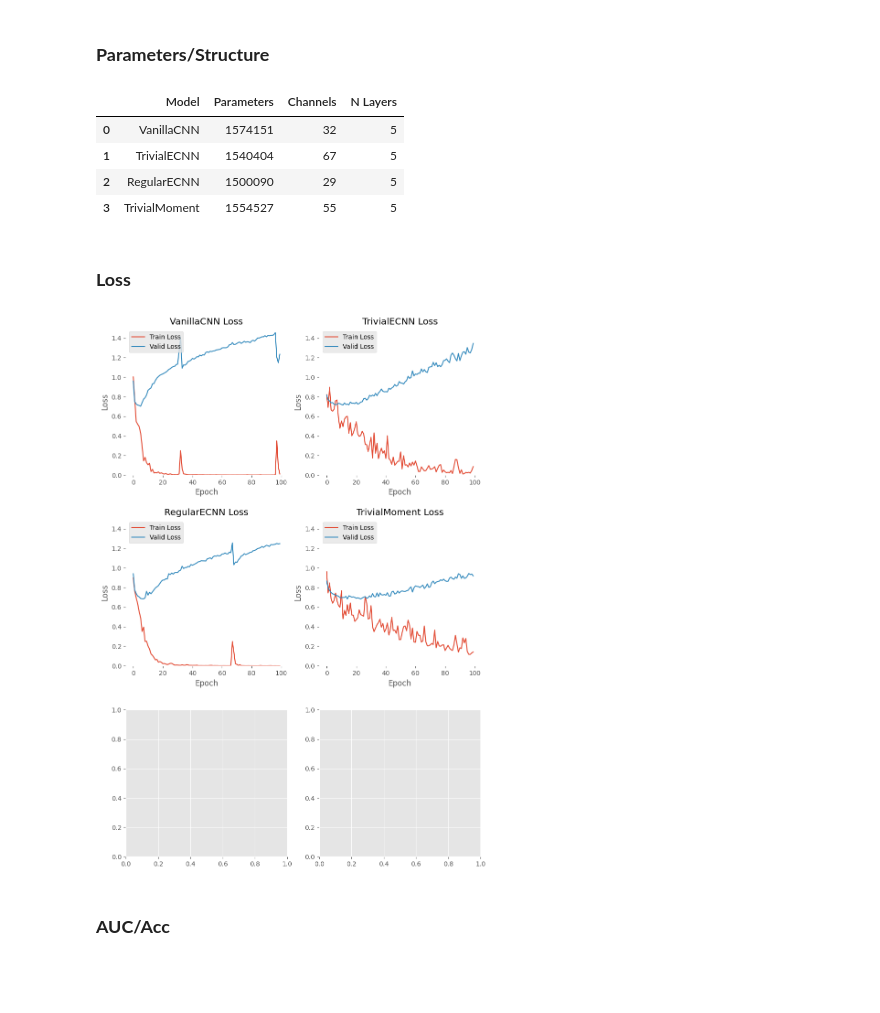
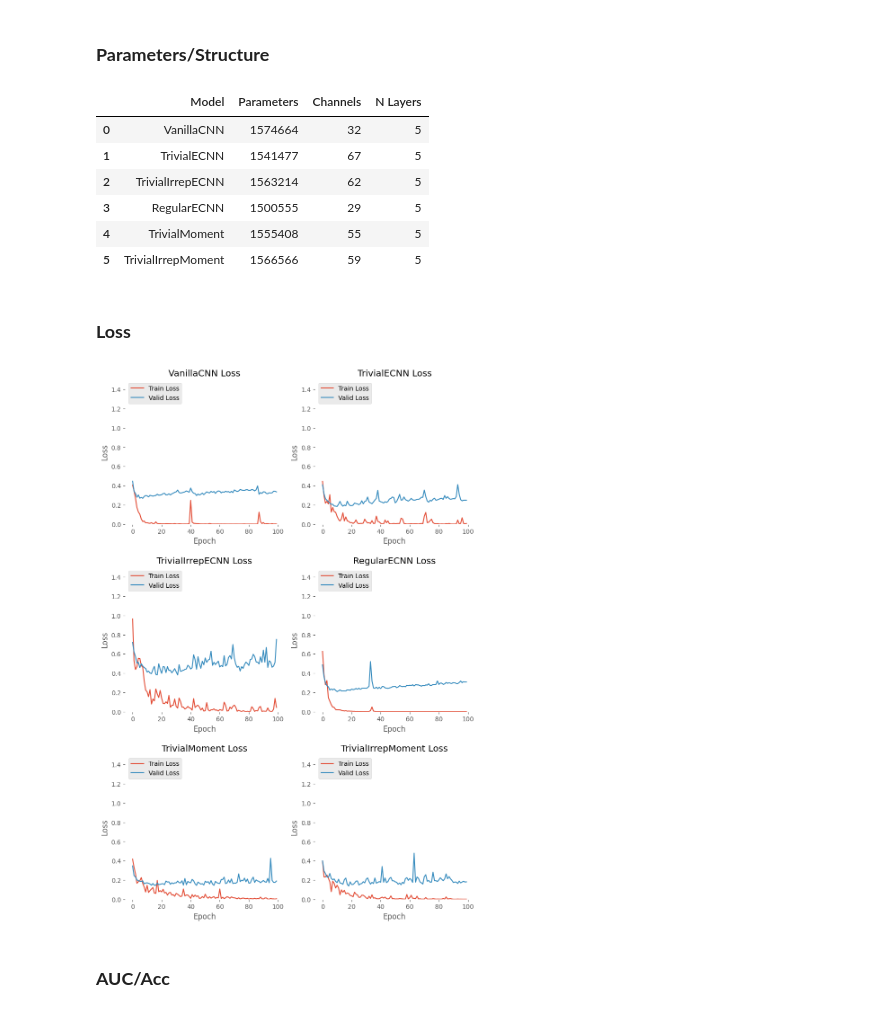
Before and after one commit to twardlab/rotnet, a Jupyter notebook: benchmark/benchmark.ipynb, the cells around one changed output. Saved outputs shown, nothing was run; the diff lists cells and outputs as text; code cells hidden in the pictures; blank space fills up the shorter version.

```diff
--- a/benchmark/benchmark.ipynb
+++ b/benchmark/benchmark.ipynb
@@ -83,10 +88,10 @@ test_loader = data.DataLoader(dataset = test_dataset, batch_size = BATCH_SIZE, s
 # %%
 device = 'cuda' if torch.cuda.is_available() else 'cpu'
 models = {
-    'VanillaCNN' : {'model' : VanillaCNN(img_channels = 3, n0 = 32, n_classes = n_classes, kernel_size = 3, padding = 1, num_layers = num_layers).to(device)},
-    'TrivialECNN' : {'model' : TrivialECNN(img_channels = 3, n0 = 67, n_classes = n_classes, kernel_size = 3, padding = 1, num_layers = num_layers).to(device)},
-    #'TrivialIrrepECNN' : {'model' : TrivialIrrepECNN(img_channels = 3, n0 = 62, n_classes = n_classes, kernel_size = 3, padding = 1, num_layers = num_layers).to(device)},
-    'RegularECNN' : {'model' : RegularECNN(img_channels = 3, n0 = 29, n_classes = n_classes, kernel_size = 3, padding = 1, num_layers = num_layers).to(device)},
-    'TrivialMoment' : {'model' : TrivialMoment(img_channels = 3, n0 = 55, n_classes = n_classes, kernel_size = 3, padding = 1, num_layers = num_layers).to(device)},
-    #'TrivialIrrepMoment' : {'model' : TrivialIrrepMoment(img_channels = 3, n0 = 59, n_classes = n_classes, kernel_size = 3, padding = 1, num_layers = num_layers).to(device)},
+    'VanillaCNN' : {'model' : VanillaCNN(img_channels = n_channels, n0 = 32, n_classes = n_classes, kernel_size = 3, padding = 1, num_layers = num_layers)},
+    'TrivialECNN' : {'model' : TrivialECNN(img_channels = n_channels, n0 = 67, n_classes = n_classes, kernel_size = 3, padding = 1, num_layers = num_layers)},
+    'TrivialIrrepECNN' : {'model' : TrivialIrrepECNN(img_channels = n_channels, n0 = 62, n_classes = n_classes, kernel_size = 3, padding = 1, num_layers = num_layers)},
+    'RegularECNN' : {'model' : RegularECNN(img_channels = n_channels, n0 = 29, n_classes = n_classes, kernel_size = 3, padding = 1, num_layers = num_layers)},
+    'TrivialMoment' : {'model' : TrivialMoment(img_channels = n_channels, n0 = 55, n_classes = n_classes, kernel_size = 3, padding = 1, num_layers = num_layers)},
+    'TrivialIrrepMoment' : {'model' : TrivialIrrepMoment(img_channels = n_channels, n0 = 59, n_classes = n_classes, kernel_size = 3, padding = 1, num_layers = num_layers)},
 }
@@ -93,7 +112,7 @@ models = {
 # %%
 # add the metrics to the models dictionary
 for model in models:
-    models[model]['metrics'] = json.load(open(os.path.join(path, f"run{run}", 'benchmark', f"metrics_{model}_{data_flag}{run}.json"), "r"))
+    models[model]['metrics'] = json.load(open(os.path.join(path, 'benchmark', 'results', f"{data_flag}", f"run{run}", f"metrics_{model}_{data_flag}{run}.json"), "r"))
     models[model]['num_params'] = count_parameters(models[model]['model'])
     models[model]['n_channels'] = models[model]['model'].stages[1]
     models[model]['n_layers'] = models[model]['model'].num_layers
@@ -110,10 +129,12 @@ for model_name, model_dict in models.items():
 parameter_table
 # %% [output]
 |  | Model | Parameters | Channels | N Layers |
-| 0 | VanillaCNN | 1574151 | 32 | 5 |
-| 1 | TrivialECNN | 1540404 | 67 | 5 |
-| 2 | RegularECNN | 1500090 | 29 | 5 |
-| 3 | TrivialMoment | 1554527 | 55 | 5 |
+| 0 | VanillaCNN | 1574664 | 32 | 5 |
+| 1 | TrivialECNN | 1541477 | 67 | 5 |
+| 2 | TrivialIrrepECNN | 1563214 | 62 | 5 |
+| 3 | RegularECNN | 1500555 | 29 | 5 |
+| 4 | TrivialMoment | 1555408 | 55 | 5 |
+| 5 | TrivialIrrepMoment | 1566566 | 59 | 5 |
 # %% [markdown]
 ### **Loss**
 # %%
@@ -121,20 +142,28 @@ plt.style.use('ggplot')
 # %%
 n_rows, n_cols = 3, 2
 fig, axes = plt.subplots(n_rows, n_cols, figsize = (10, 15))
 fig.subplots_adjust(hspace = 0.3)
 
 for i, model in enumerate(models):
     ax = axes[i // n_cols, i % n_cols]
     ax.plot(models[model]['metrics']['train_losses'], label = 'Train Loss')
     ax.plot(models[model]['metrics']['valid_losses'], label = 'Valid Loss')
     ax.set_title(f"{model} Loss")
     ax.set_ylim(0, 1.5)
     ax.set_xlabel('Epoch')
     ax.set_ylabel('Loss')
     ax.patch.set_facecolor('white')
     ax.legend(loc='upper left')
+
+# save the plot
+fig_path = os.path.join(os.getcwd(), "benchmark", "figures", f"{data_flag}", f"run{run}")
+if not os.path.exists(fig_path):
+    os.makedirs(fig_path)
+
+fig.savefig(os.path.join(fig_path, f"loss.png"))
+plt.show()
 # %% [output]
-[figure, old version]
+[figure, new version]
 # %% [markdown]
 ### **AUC/Acc**
 # %%
```
Also changed, not shown: parts of 29 cells of this notebook.
